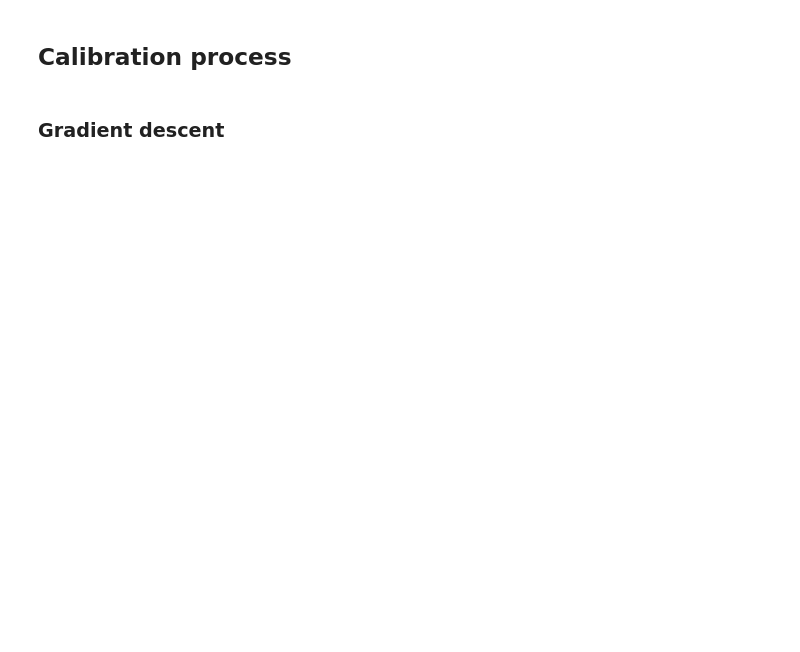
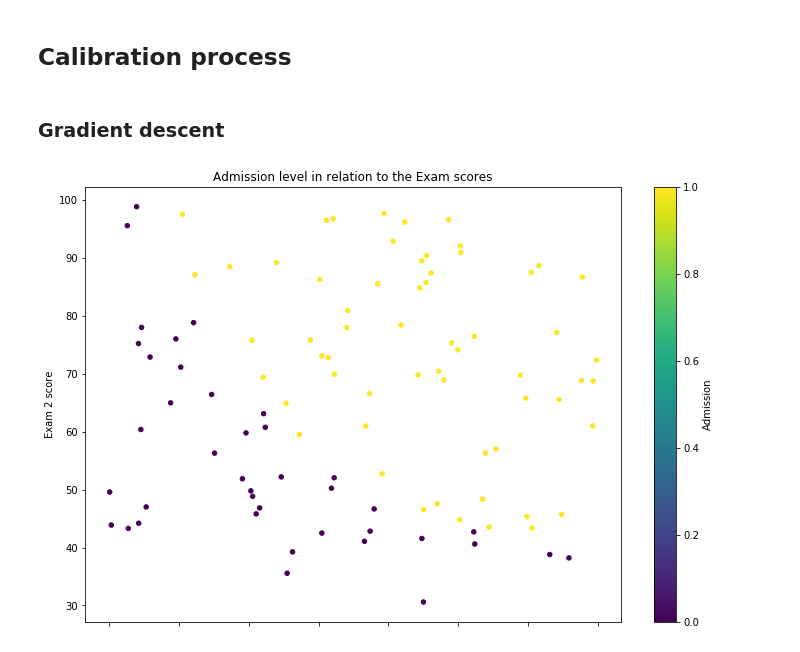
Before and after one commit to BWhannou/Neural-Network-tutorial, a Jupyter notebook: step_by_step_implementation.ipynb, the cells around one changed output. Saved outputs shown, nothing was run; the diff lists cells and outputs as text; code cells hidden in the pictures; blank space fills up the shorter version.

```diff
--- a/step_by_step_implementation.ipynb
+++ b/step_by_step_implementation.ipynb
@@ -82,3 +91,15 @@ To sum up:
 ## Calibration process
 # %% [markdown]
 ### Gradient descent
+# %%
+dataset_1 = pd.read_csv("Datasets/ex2data1.txt",header=None,names=["Exam 1 score","Exam 2 score","Admission"])
+feature_trick =np.repeat(1,dataset_1.shape[0])
+dataset_1.insert(0,"bias",feature_trick)
+# %%
+ax = dataset_1.plot.scatter(x="Exam 1 score",y="Exam 2 score",c="Admission",colormap='viridis',figsize=(12,8))
+ax.set_xlabel("Exam 1 score")
+ax.set_ylabel("Exam 2 score")
+ax.set_title("Admission level in relation to the Exam scores")
+plt.show()
+# %% [output]
+[figure, added]
```
Also changed, not shown: parts of 15 cells of this notebook.
